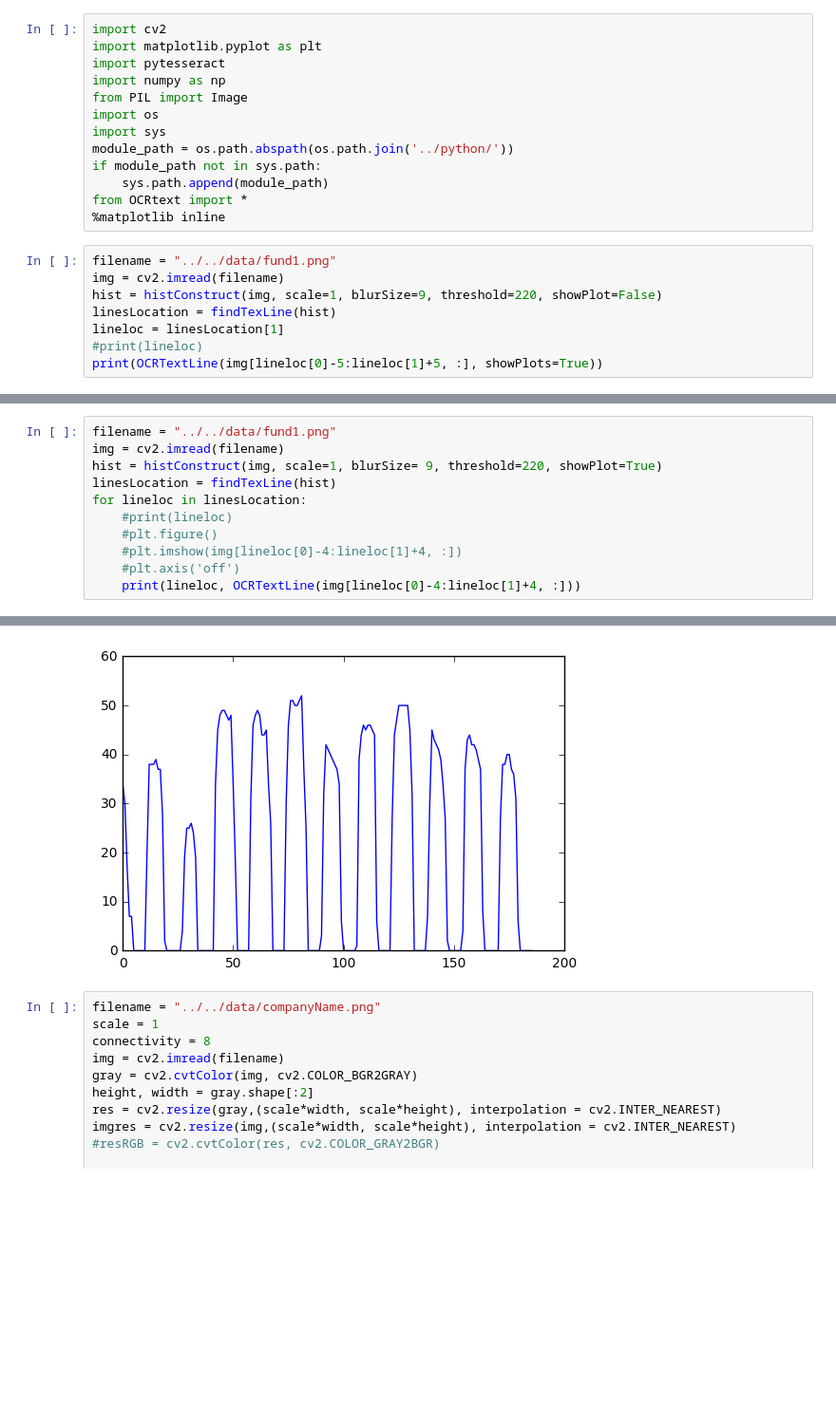
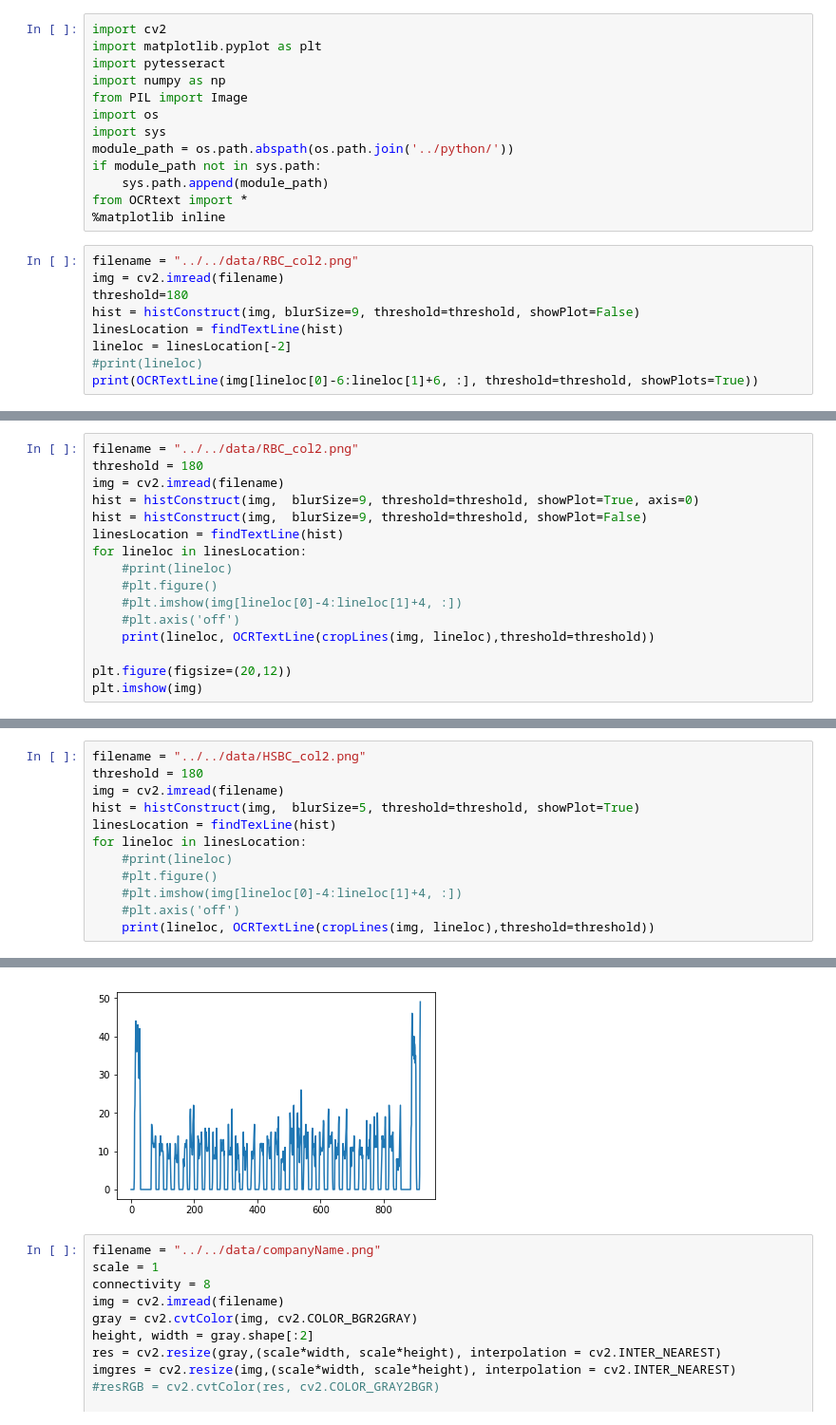
Before and after one commit to destyjustc/account_ocr, a Jupyter notebook: ai/notebook/DigitsOCR.ipynb, the cells around one changed output, grey strips where cells are left out. Shown at 95% size. Drawn from its saved outputs; the diff is of its cells as text; blank space fills up the shorter version.

```diff
--- a/ai/notebook/DigitsOCR.ipynb
+++ b/ai/notebook/DigitsOCR.ipynb
@@ -12,11 +12,12 @@ if module_path not in sys.path:
 from OCRtext import *
 %matplotlib inline
 # %%
-filename = "../../data/fund1.png"
+filename = "../../data/RBC_col2.png"
 img = cv2.imread(filename)
-hist = histConstruct(img, scale=1, blurSize=9, threshold=220, showPlot=False)
-linesLocation = findTexLine(hist)
-lineloc = linesLocation[1]
+threshold=180
+hist = histConstruct(img, blurSize=9, threshold=threshold, showPlot=False)
+linesLocation = findTextLine(hist)
+lineloc = linesLocation[-2]
 #print(lineloc)
-print(OCRTextLine(img[lineloc[0]-5:lineloc[1]+5, :], showPlots=True))
+print(OCRTextLine(img[lineloc[0]-6:lineloc[1]+6, :], threshold=threshold, showPlots=True))
 # %% [output]
@@ -24,0 +26,16 @@ print(OCRTextLine(img[lineloc[0]-5:lineloc[1]+5, :], showPlots=True))
+# %%
+filename = "../../data/RBC_col2.png"
+threshold = 180
+img = cv2.imread(filename)
+hist = histConstruct(img,  blurSize=9, threshold=threshold, showPlot=True, axis=0)
+hist = histConstruct(img,  blurSize=9, threshold=threshold, showPlot=False)
+linesLocation = findTextLine(hist)
+for lineloc in linesLocation:
+    #print(lineloc)
+    #plt.figure()
+    #plt.imshow(img[lineloc[0]-4:lineloc[1]+4, :])
+    #plt.axis('off')
+    print(lineloc, OCRTextLine(cropLines(img, lineloc),threshold=threshold))
+
+plt.figure(figsize=(20,12))
+plt.imshow(img)
@@ -25,12 +63,13 @@ print(OCRTextLine(img[lineloc[0]-5:lineloc[1]+5, :], showPlots=True))
 # %%
-filename = "../../data/fund1.png"
+filename = "../../data/HSBC_col2.png"
+threshold = 180
 img = cv2.imread(filename)
-hist = histConstruct(img, scale=1, blurSize= 9, threshold=220, showPlot=True)
+hist = histConstruct(img,  blurSize=5, threshold=threshold, showPlot=True)
 linesLocation = findTexLine(hist)
 for lineloc in linesLocation:
     #print(lineloc)
     #plt.figure()
     #plt.imshow(img[lineloc[0]-4:lineloc[1]+4, :])
     #plt.axis('off')
-    print(lineloc, OCRTextLine(img[lineloc[0]-4:lineloc[1]+4, :]))
+    print(lineloc, OCRTextLine(cropLines(img, lineloc),threshold=threshold))
 # %% [output]
@@ -48,4 +93,4 @@ for lineloc in linesLocation:
-[figure, old version]
+[figure, new version]
 # %%
 filename = "../../data/companyName.png"
 scale = 1
```
Also changed, not shown: parts of 3 cells of this notebook.
